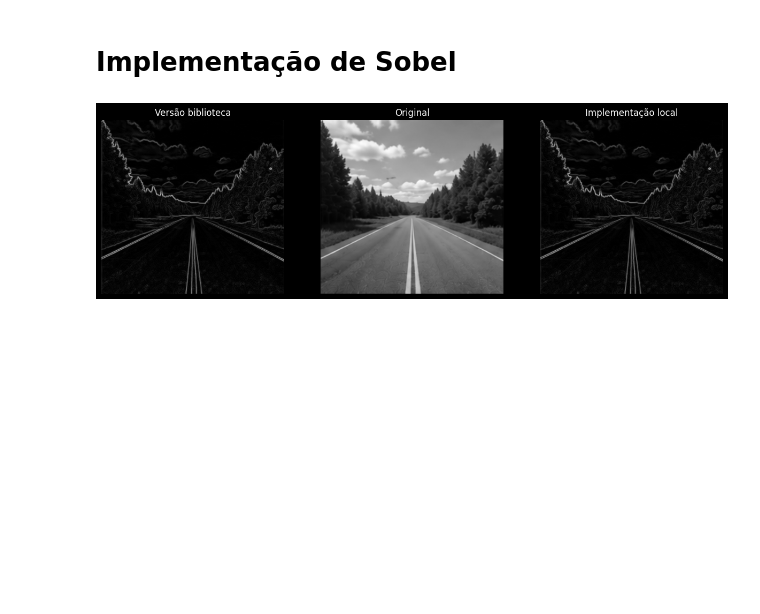
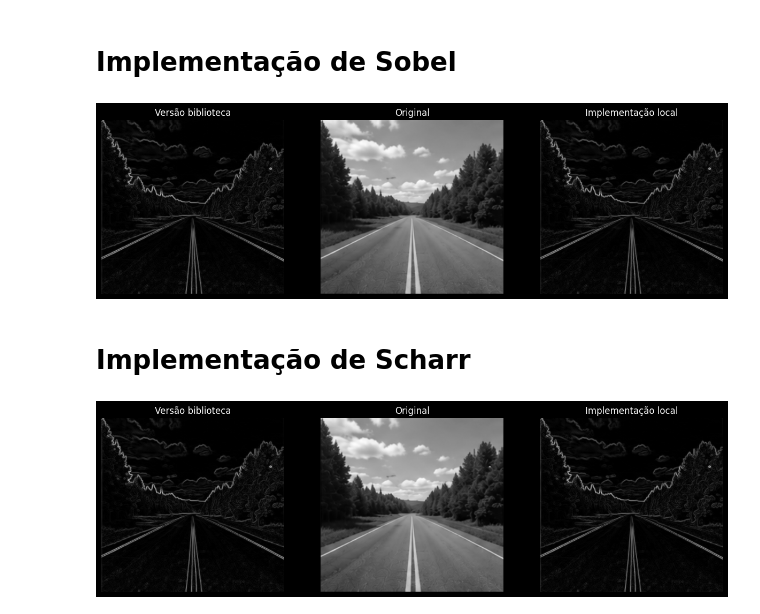
Before and after one commit to Renef13/Atividade_3_PI, a Jupyter notebook: det_bordas.ipynb, the cells around one changed output. Drawn from its saved outputs; the diff is of its cells as text; code cells hidden in the pictures; blank space fills up the shorter version.

Commit message:
add funcao de det_scharr

```diff
--- a/det_bordas.ipynb
+++ b/det_bordas.ipynb
@@ -76,3 +76,32 @@ estrada_opencv_sobel = cv.normalize(magnitude, None, 0, 255, cv.NORM_MINMAX).ast
 exibir_resultados(estrada_opencv_sobel, estrada_bgr, estrada_manual_sobel)
 # %% [output]
 [figure]
+# %% [markdown]
+# Implementação de Scharr
+# %%
+# Implementação Cv2
+def cv_scharr(img):
+    img_gray = cv.cvtColor(img, cv.COLOR_BGR2GRAY)
+
+    gx = cv.Scharr(img_gray, cv.CV_64F, 1, 0)
+    gy = cv.Scharr(img_gray, cv.CV_64F, 0, 1)
+
+    magnitude = cv.magnitude(gx, gy)
+
+    magnitude = cv.normalize(
+        magnitude,
+        None,
+        0,
+        255,
+        cv.NORM_MINMAX
+    )
+
+    return magnitude.astype(np.uint8)
+# %%
+estrada_opencv_scharr = cv_scharr(estrada_bgr)
+
+estrada_manual_scharr = det_scharr(estrada_bgr)
+# %%
+exibir_resultados(estrada_opencv_scharr, estrada_bgr, estrada_manual_scharr)
+# %% [output]
+[figure, added]
```
Also changed, not shown: 1 other file.
